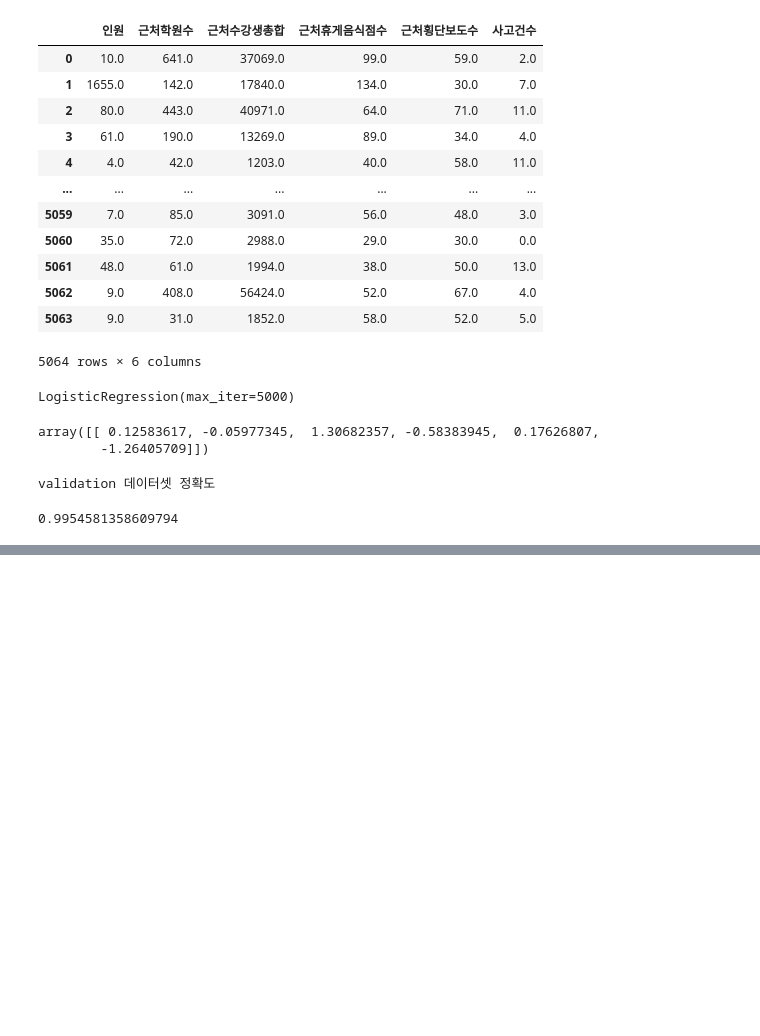
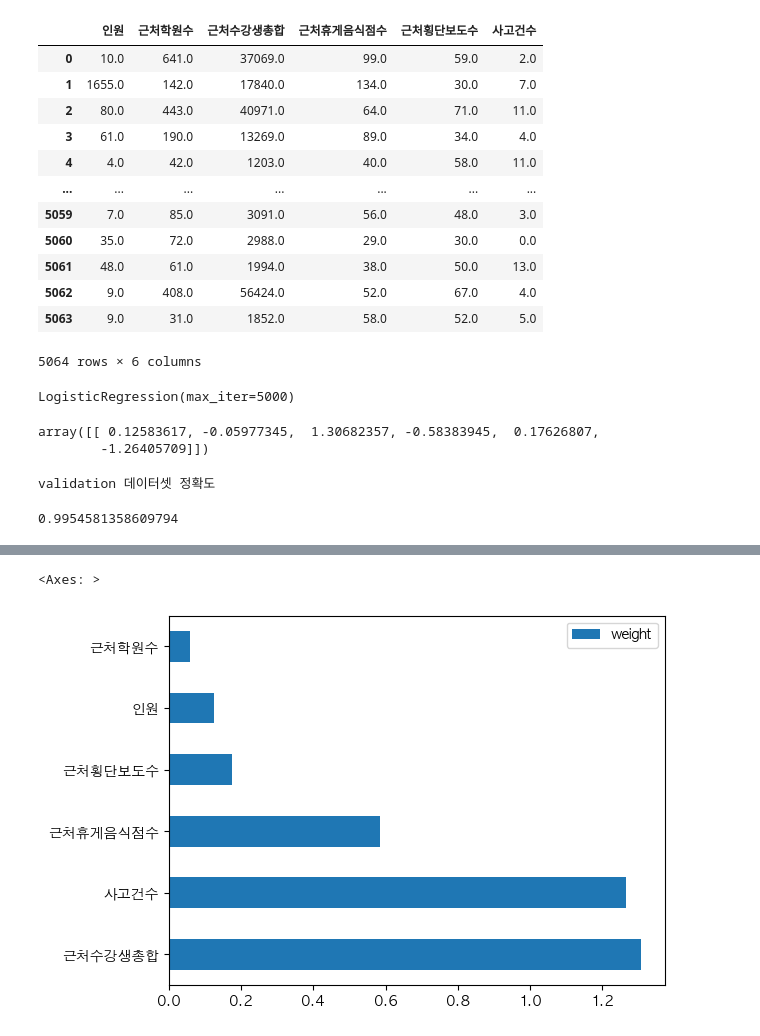
Before and after one commit to WIFI-Gwangjingu/childrensZone, a Jupyter notebook: modeling/로지스틱 회귀.ipynb, the cells around one changed output, grey strips where cells are left out. Saved outputs shown, nothing was run; the diff lists cells and outputs as text; code cells hidden in the pictures; blank space fills up the shorter version.

```diff
--- a/modeling/강남구,노원구 회귀.ipynb
+++ b/modeling/로지스틱 회귀.ipynb
@@ -132,0 +181,11 @@ validation 데이터셋 정확도
+# %%
+from matplotlib import rc
+#맥북용
+plt.rcdefaults()
+rc('font', family='AppleGothic') ## 한글 글씨
+plt.rcParams['axes.unicode_minus'] = False  ## 한글 글씨
+
+weight.plot.barh()
+# %% [output]
+<Axes: >
+[figure, added]
```
Also changed, not shown: parts of 8 cells of this notebook, 3 other files.
